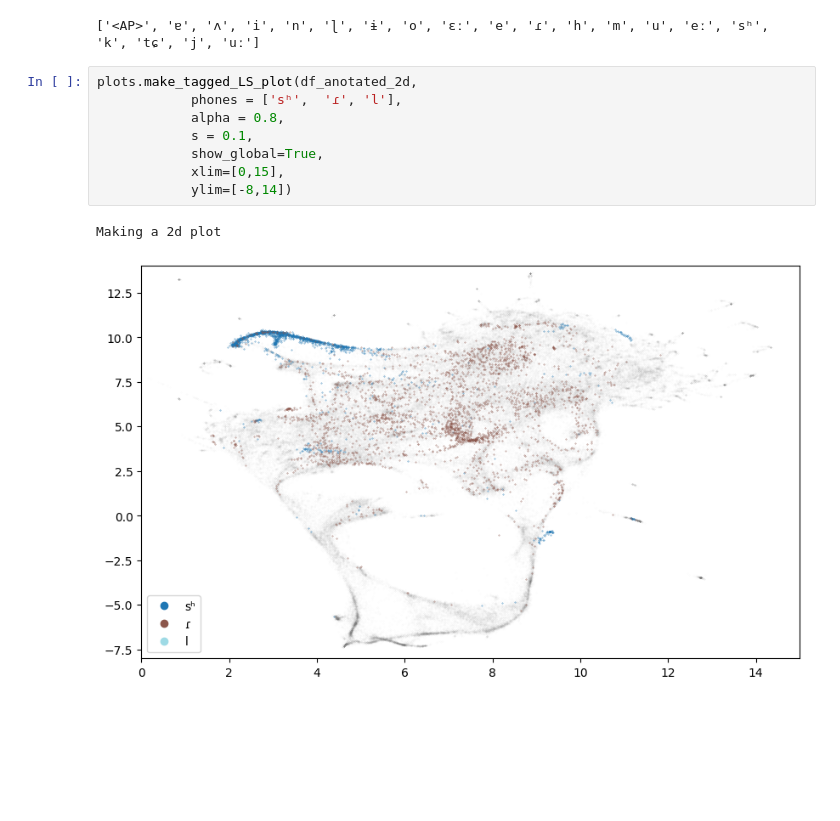
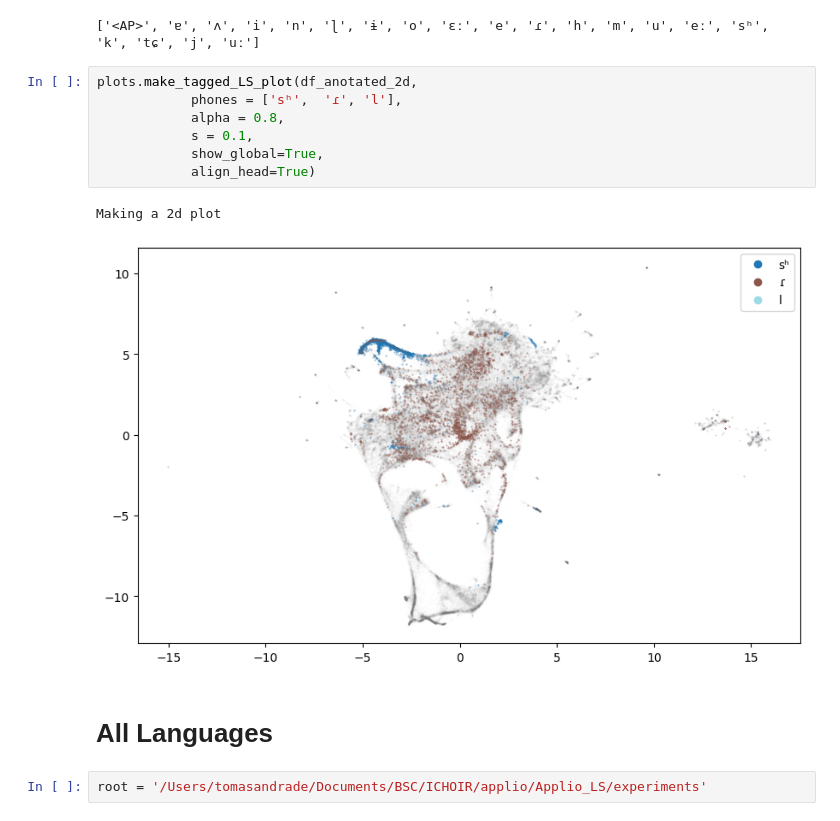
Before and after one commit to BSCCNS/Applio_LS, a Jupyter notebook: develop_nb/cluster_phonemes_GTSinger.ipynb, the cells around one changed output. Saved outputs shown, nothing was run; the diff lists cells and outputs as text; blank space fills up the shorter version.

```diff
--- a/develop_nb/cluster_phonemes_GTSinger.ipynb
+++ b/develop_nb/cluster_phonemes_GTSinger.ipynb
@@ -35,11 +36,14 @@ print(unique_phones[0:20])
 # %%
 plots.make_tagged_LS_plot(df_anotated_2d,
             phones = ['sʰ',  'ɾ', 'l'],
             alpha = 0.8,
             s = 0.1,
             show_global=True,
-            xlim=[0,15],
-            ylim=[-8,14])
+            align_head=True)
 # %% [output]
 Making a 2d plot
-[figure, old version]
+[figure, new version]
+# %% [markdown]
+# All Languages
+# %%
+root = '/Users/tomasandrade/Documents/BSC/ICHOIR/applio/Applio_LS/experiments'
```
Also changed, not shown: parts of 6 cells of this notebook, 2 other files.
